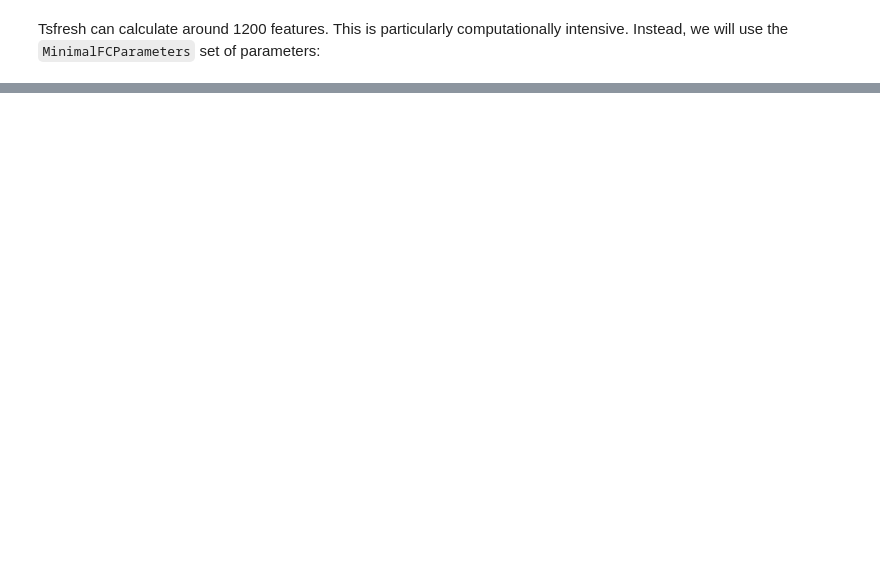
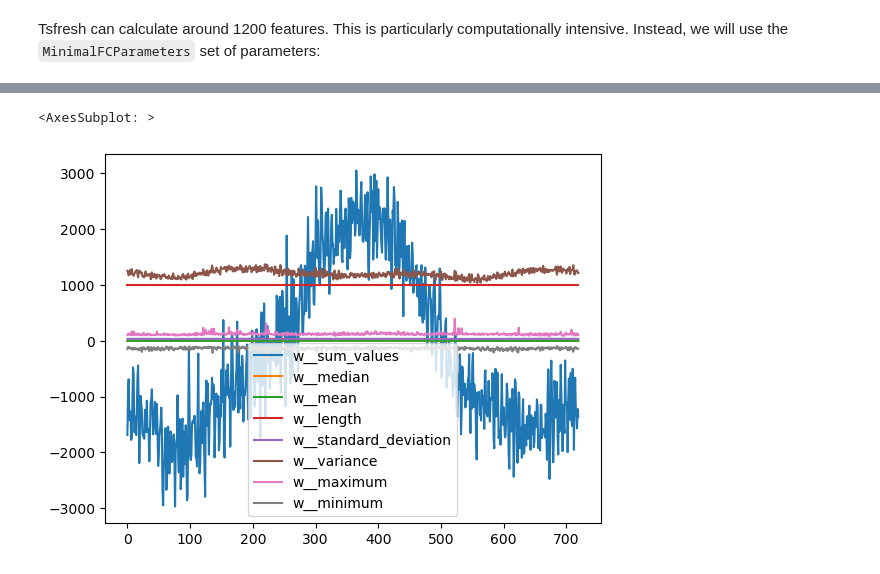
Before and after one commit to zomungGITHUB/MLGeo-2023, a Jupyter notebook: tutorials/Chap_2.6_feature_extraction/2.6_feature_engineering.ipynb, the cells around one changed output, grey strips where cells are left out. Saved outputs shown, nothing was run; the diff lists cells and outputs as text; code cells hidden in the pictures; blank space fills up the shorter version.

```diff
--- a/tutorials/Chap_2.6_feature_extraction/2.6_feature_engineering.ipynb
+++ b/tutorials/Chap_2.6_feature_extraction/2.6_feature_engineering.ipynb
@@ -457,0 +453,12 @@ extracted_features.head()
+# %%
+
+# Download seismic data
+network = 'UW'
+station = 'RATT'
+channel = 'HHZ'# this channel gives a low frequency, 1Hz signal.
+Tstart = UTCDateTime(2021,7,29,6,15)-7200
+Tend = Tstart+7200*2# UTCDateTime(year=2022, month=10, day=8)
+fdsn_client = fdsn.Client('IRIS')
+A = fdsn_client.get_waveforms(network=network, station=station, location='--', channel=channel, starttime=Tstart, \
+    endtime=Tend, attach_response=True)
+A.merge(); A.detrend(type='linear');A.taper(max_percentage=0.05)
@@ -457,0 +470,3 @@ extracted_features.head()
+# %%
+fs=int(N[0].stats.sampling_rate)
+AA=np.reshape(A[0].data[:-1],(int(10*fs),(len(A[0].data)-1)//int(10*fs)))
@@ -457,0 +483,10 @@ extracted_features.head()
+# %%
+df=[]
+for i in range(0,AA.shape[1]):
+    D =  {'id':i*np.ones(AA.shape[0]),'time':np.arange(0,10.,1/fs),'w':AA[:,i] }
+    if len(df)==0:
+        df=pd.DataFrame.from_dict(D)
+    elif len(df)>0:
+        df=pd.concat([df,pd.DataFrame.from_dict(D)])
+
+print(df)
@@ -457,0 +520,2 @@ extracted_features.head()
+# %%
+features_continuous = extract_features(df, column_id='id',column_sort="time",column_value="w",default_fc_parameters=settings)
@@ -457,0 +534,5 @@ extracted_features.head()
+# %%
+features_continuous.plot()
+# %% [output]
+<AxesSubplot: >
+[figure, added]
```
Also changed, not shown: parts of 16 cells of this notebook.
